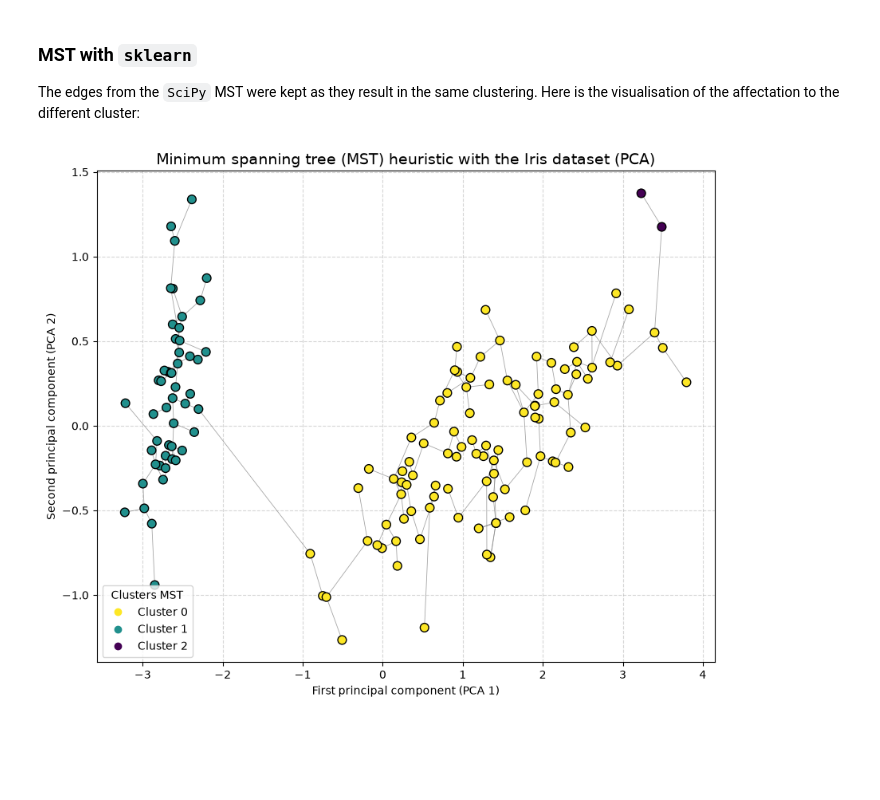
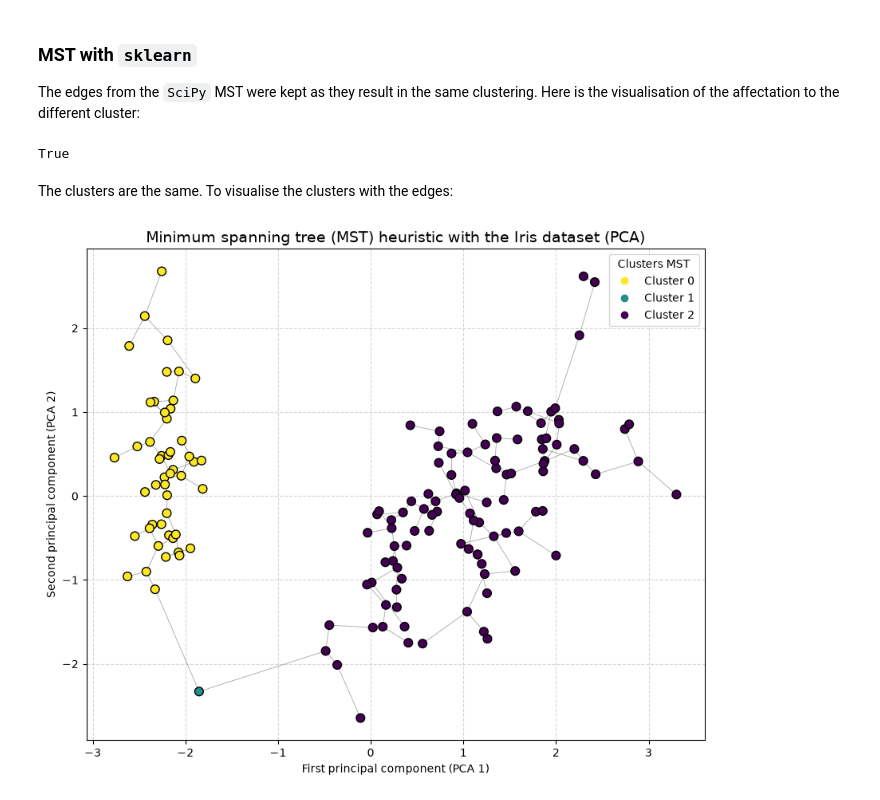
Before and after one commit to id2591/Optimisation, a Jupyter notebook: heuristic_mst.ipynb, the cells around one changed output. Drawn from its saved outputs; the diff is of its cells as text; code cells hidden in the pictures; blank space fills up the shorter version.

```diff
--- a/heuristic_mst.ipynb
+++ b/heuristic_mst.ipynb
@@ -17,15 +16,31 @@ from sklearn.cluster import AgglomerativeClustering
 # %% [markdown]
 ## Data
 # %%
+k = 3
+
 iris = load_iris()
-X = iris.data
+X_raw = iris.data
 y = iris.target
+X = (X_raw - X_raw.mean(axis=0)) / X_raw.std(axis=0, ddof=1)
 # %% [markdown]
 ## Minimum spanning tree (MST)
 
 ### Edges with `SciPy`
 # %%
 %%time
+
 distance = euclidean_distances(X)
 mst = minimum_spanning_tree(distance)
+
+def clusters_mst(mst, k):
+    T = mst.toarray()
+    edges = np.argwhere(T > 0)
+    weights = T[T > 0]
+    for idx in np.argsort(weights)[::-1][:k - 1]:   # remove k-1 longest edges
+        i, j = edges[idx]
+        T[i, j] = 0
+    _, labels = connected_components(T, directed=False)
+    return labels
+
+labels_heur_mst = clusters_mst(mst, k)
 # %% [output]
@@ -74,10 +89,16 @@ plt.show()
 ### MST with `sklearn`
 
 The edges from the `SciPy` MST were kept as they result in the same clustering. Here is the visualisation of the affectation to the different cluster:
+# %%
+mst_clustering = AgglomerativeClustering(n_clusters=k, linkage="single")
+labels_heur_mst_sklearn = mst_clustering.fit_predict(X)
+
+adjusted_rand_score(labels_heur_mst, labels_heur_mst_sklearn) == 1.0
+# %% [output]
+True
+# %% [markdown]
+The clusters are the same. To visualise the clusters with the edges:
 # %%
-k = 3
-mst_clustering = AgglomerativeClustering(n_clusters=k, linkage="single")
-labels_heur_mst = mst_clustering.fit_predict(X)
 
 # PCA for visualisation
 pca = PCA(n_components=2)
@@ -99,31 +120,31 @@ try:
     )
 except NameError:
   pass
 
 scatter = plt.scatter(
     X_2d[:, 0],
     X_2d[:, 1],
     c=labels_heur_mst,
     cmap="viridis_r",
     s=60,
     edgecolor="k",
     zorder=3,
 )
 
 plt.legend(
     handles=scatter.legend_elements()[0],
     labels=[f"Cluster {i}" for i in range(k)],
     title="Clusters MST",
 )
 
 plt.title(
     "Minimum spanning tree (MST) heuristic with the Iris dataset (PCA)",
     fontsize=14,
 )
 plt.xlabel("First principal component (PCA 1)")
 plt.ylabel("Second principal component (PCA 2)")
 plt.grid(True, linestyle="--", alpha=0.5)
 plt.savefig("iris_heuristic_mst_clusters.png")
 plt.show()
 # %% [output]
-[figure, old version]
+[figure, new version]
```
Also changed, not shown: parts of 3 cells of this notebook, 8 other files.
